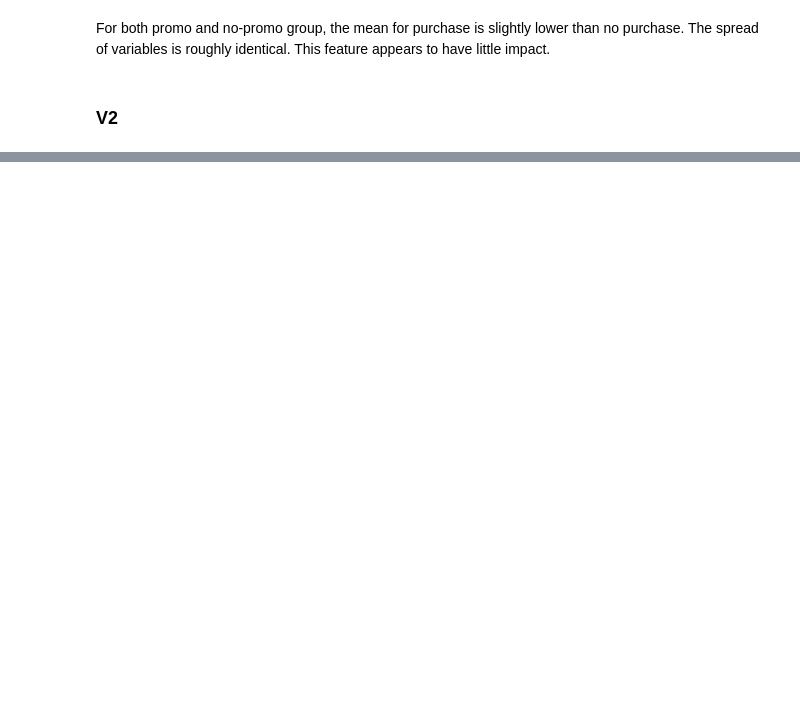
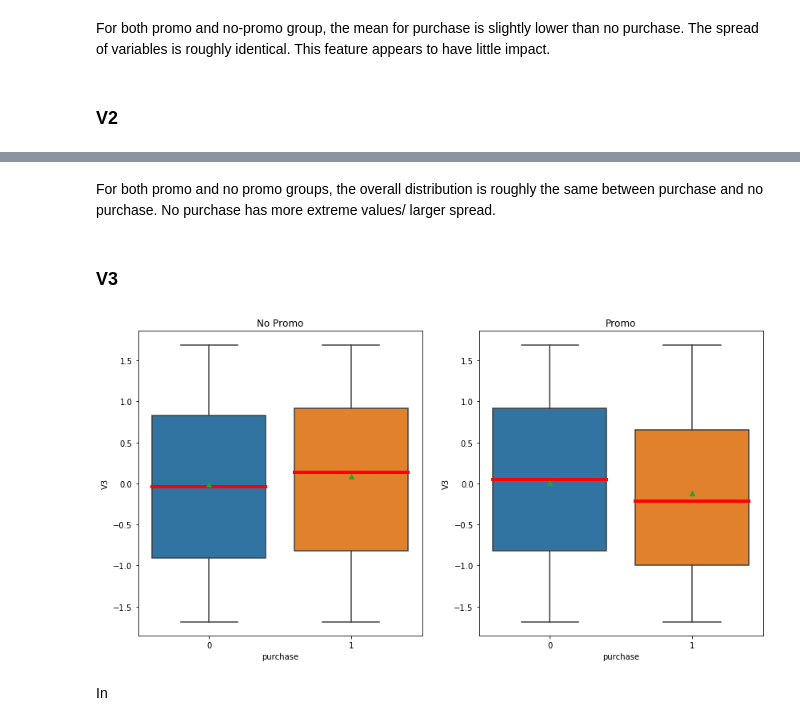
Before and after one commit to nadinezab/starbucks, a Jupyter notebook: starbucks.ipynb, the cells around one changed output, grey strips where cells are left out. Drawn from its saved outputs; the diff is of its cells as text; code cells hidden in the pictures; blank space fills up the shorter version.

```diff
--- a/starbucks.ipynb
+++ b/starbucks.ipynb
@@ -126,0 +127,18 @@ For both promo and no promo groups,
+# %% [markdown]
+For both promo and no promo groups, the overall distribution is roughly the same between purchase and no purchase. No purchase has more extreme values/ larger spread.
+# %% [markdown]
+### V3
+# %%
+# Plot V3
+fig, ax = plt.subplots(1,2, figsize = (14,7))
+sns.boxplot(y="V3", x="purchase", data=no_promo, ax = ax[0], showmeans=True,
+            medianprops=dict(linestyle='-', linewidth=4, color='r'))
+ax[0].set_title('No Promo')
+sns.boxplot(y="V3", x="purchase", data=promo, ax = ax[1], showmeans=True,
+            medianprops=dict(linestyle='-', linewidth=4, color='r'))
+ax[1].set_title('Promo')
+plt.show()
+# %% [output]
+[figure, added]
+# %% [markdown]
+In
```
Also changed, not shown: parts of 3 cells of this notebook.
